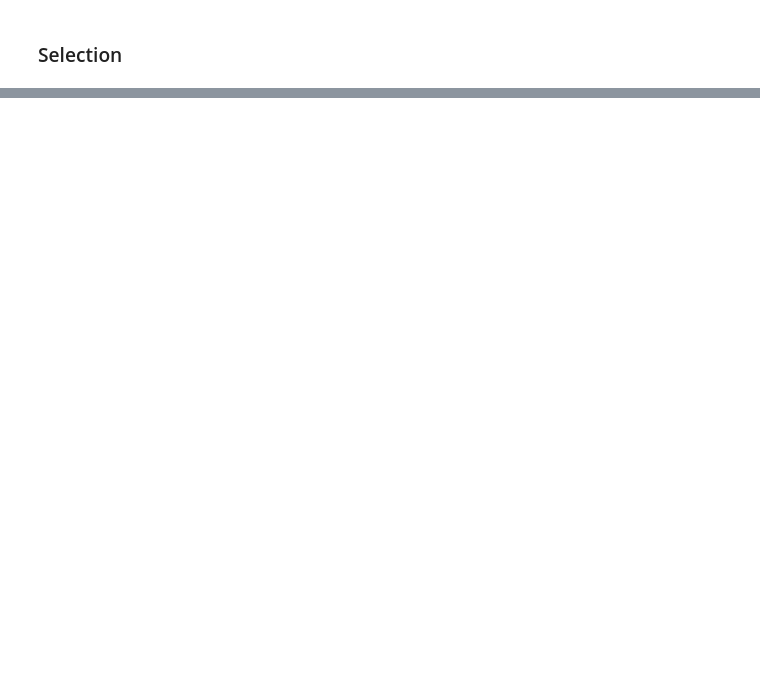
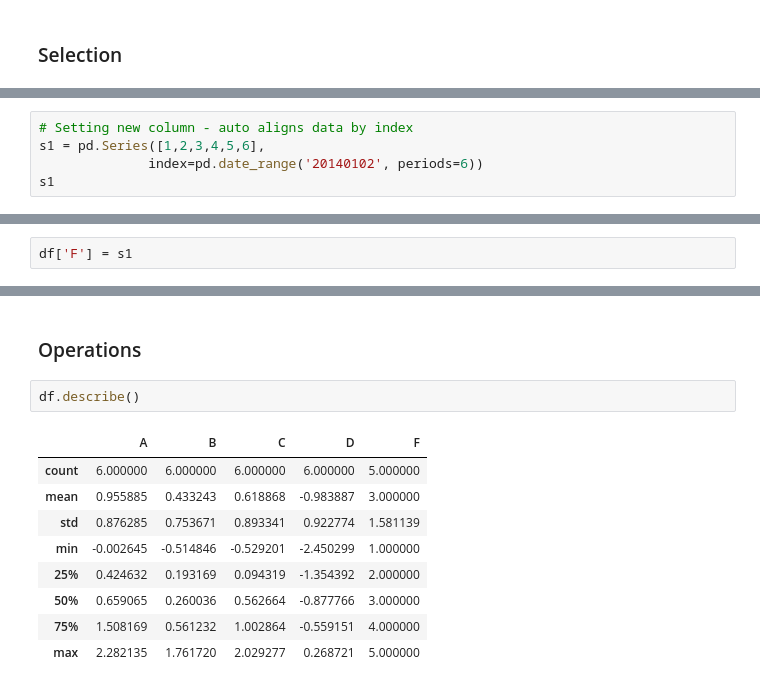
Before and after one commit to jpbatz/DS_Review_2019, a Jupyter notebook: 04-fundamentals-review/code/practice-pandas.ipynb, the cells around one changed output, grey strips where cells are left out. Saved outputs shown, nothing was run; the diff lists cells and outputs as text; blank space fills up the shorter version.

```diff
--- a/04-fundamentals-review/code/practice-pandas.ipynb
+++ b/04-fundamentals-review/code/practice-pandas.ipynb
@@ -308,0 +445,5 @@ df.sort_values(by=['B', 'D'], ascending=False)
+# %%
+# Setting new column - auto aligns data by index
+s1 = pd.Series([1,2,3,4,5,6],
+              index=pd.date_range('20140102', periods=6))
+s1
@@ -308,0 +458,2 @@ df.sort_values(by=['B', 'D'], ascending=False)
+# %%
+df['F'] = s1
@@ -308,0 +512,14 @@ df.sort_values(by=['B', 'D'], ascending=False)
+# %% [markdown]
+### Operations
+# %%
+df.describe()
+# %% [output]
+|  | A | B | C | D | F |
+| count | 6.000000 | 6.000000 | 6.000000 | 6.000000 | 5.000000 |
+| mean | 0.955885 | 0.433243 | 0.618868 | -0.983887 | 3.000000 |
+| std | 0.876285 | 0.753671 | 0.893341 | 0.922774 | 1.581139 |
+| min | -0.002645 | -0.514846 | -0.529201 | -2.450299 | 1.000000 |
+| 25% | 0.424632 | 0.193169 | 0.094319 | -1.354392 | 2.000000 |
+| 50% | 0.659065 | 0.260036 | 0.562664 | -0.877766 | 3.000000 |
+| 75% | 1.508169 | 0.561232 | 1.002864 | -0.559151 | 4.000000 |
+| max | 2.282135 | 1.761720 | 2.029277 | 0.268721 | 5.000000 |
```
Also changed, not shown: parts of 59 cells of this notebook.
